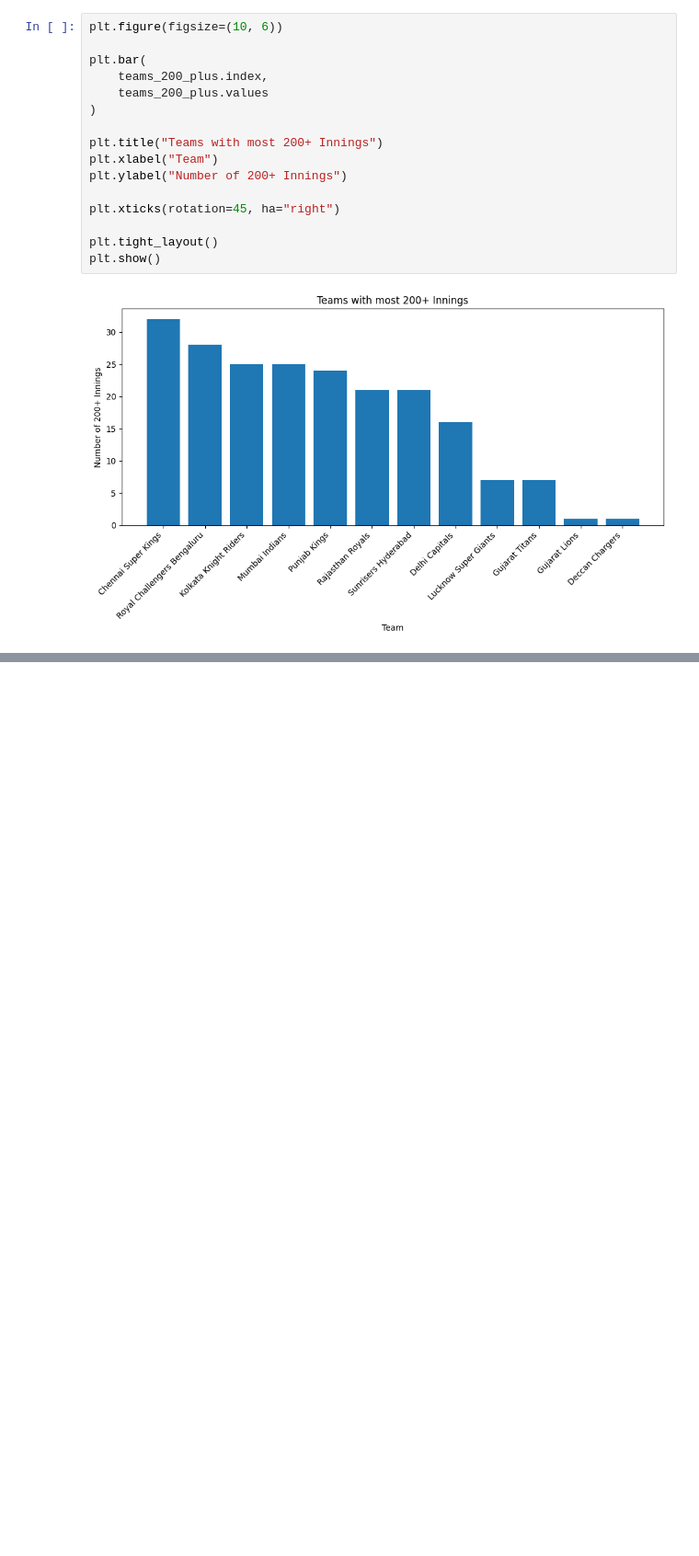
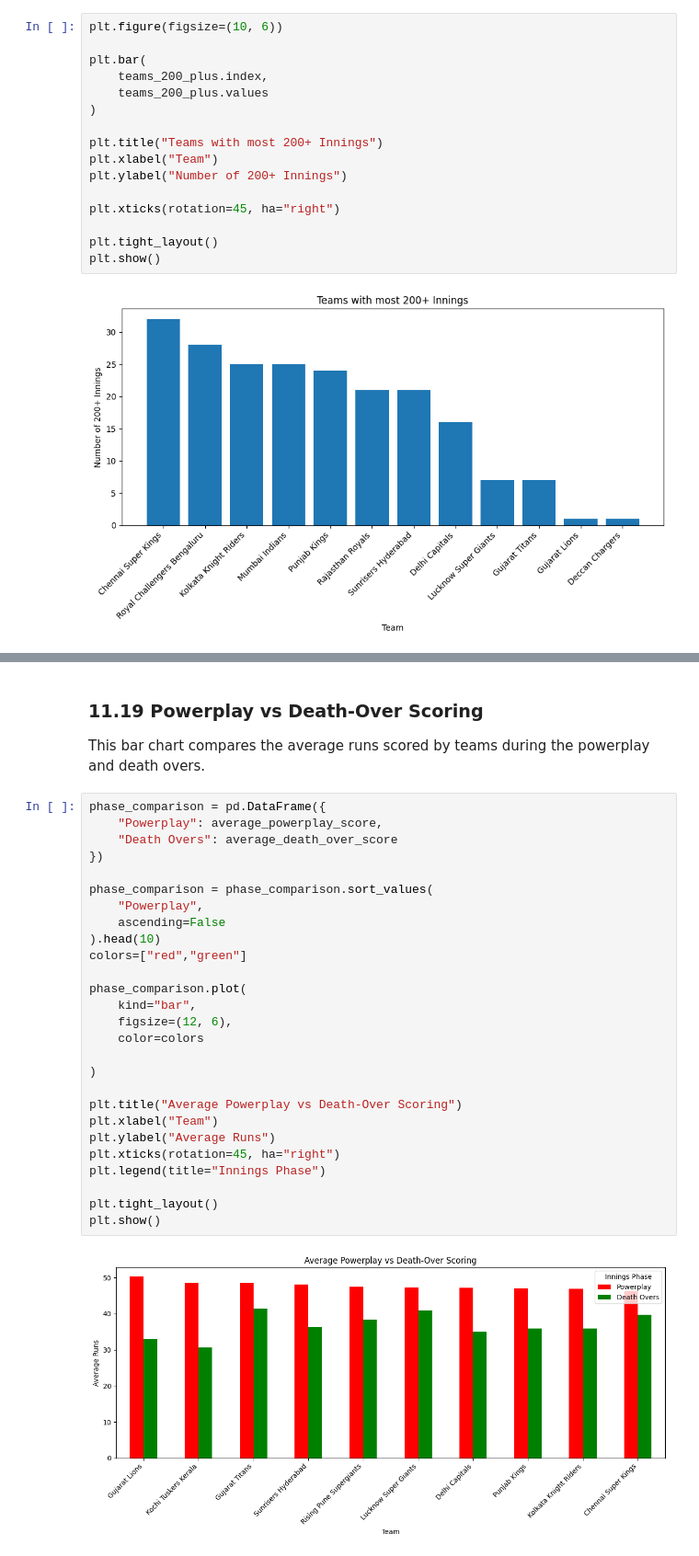
Before and after one commit to khalil-Gardiwal/ipl-data-analysis, a Jupyter notebook: notebooks/ipl-analysis.ipynb, the cells around one changed output, grey strips where cells are left out. Shown at 92% size. Saved outputs shown, nothing was run; the diff lists cells and outputs as text; blank space fills up the shorter version.

```diff
--- a/notebooks/ipl-analysis.ipynb
+++ b/notebooks/ipl-analysis.ipynb
@@ -2484,0 +2530,33 @@ plt.show()
+# %% [markdown]
+### 11.19 Powerplay vs Death-Over Scoring
+
+This bar chart compares the average runs scored by teams during the powerplay and death overs.
+# %%
+phase_comparison = pd.DataFrame({
+    "Powerplay": average_powerplay_score,
+    "Death Overs": average_death_over_score
+})
+
+phase_comparison = phase_comparison.sort_values(
+    "Powerplay",
+    ascending=False
+).head(10)
+colors=["red","green"]
+
+phase_comparison.plot(
+    kind="bar",
+    figsize=(12, 6),
+    color=colors
+
+)
+
+plt.title("Average Powerplay vs Death-Over Scoring")
+plt.xlabel("Team")
+plt.ylabel("Average Runs")
+plt.xticks(rotation=45, ha="right")
+plt.legend(title="Innings Phase")
+
+plt.tight_layout()
+plt.show()
+# %% [output]
+[figure, added]
```
Also changed, not shown: parts of 27 cells of this notebook.
